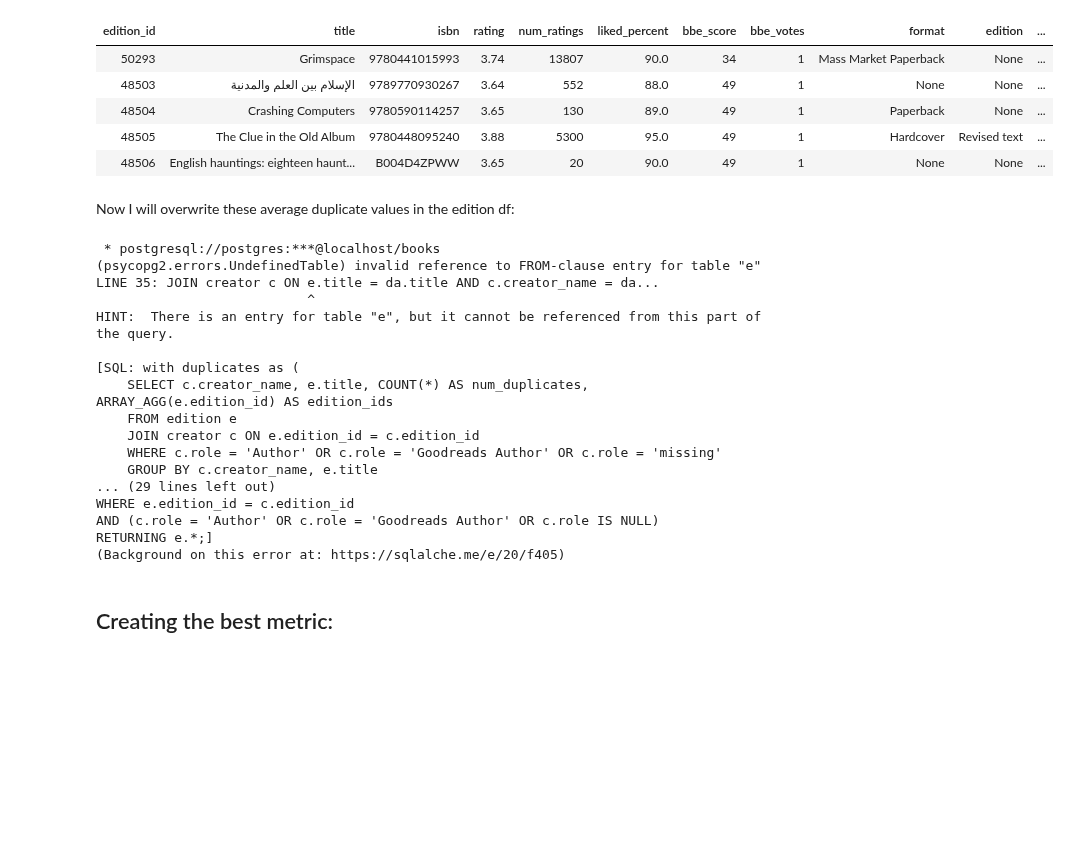
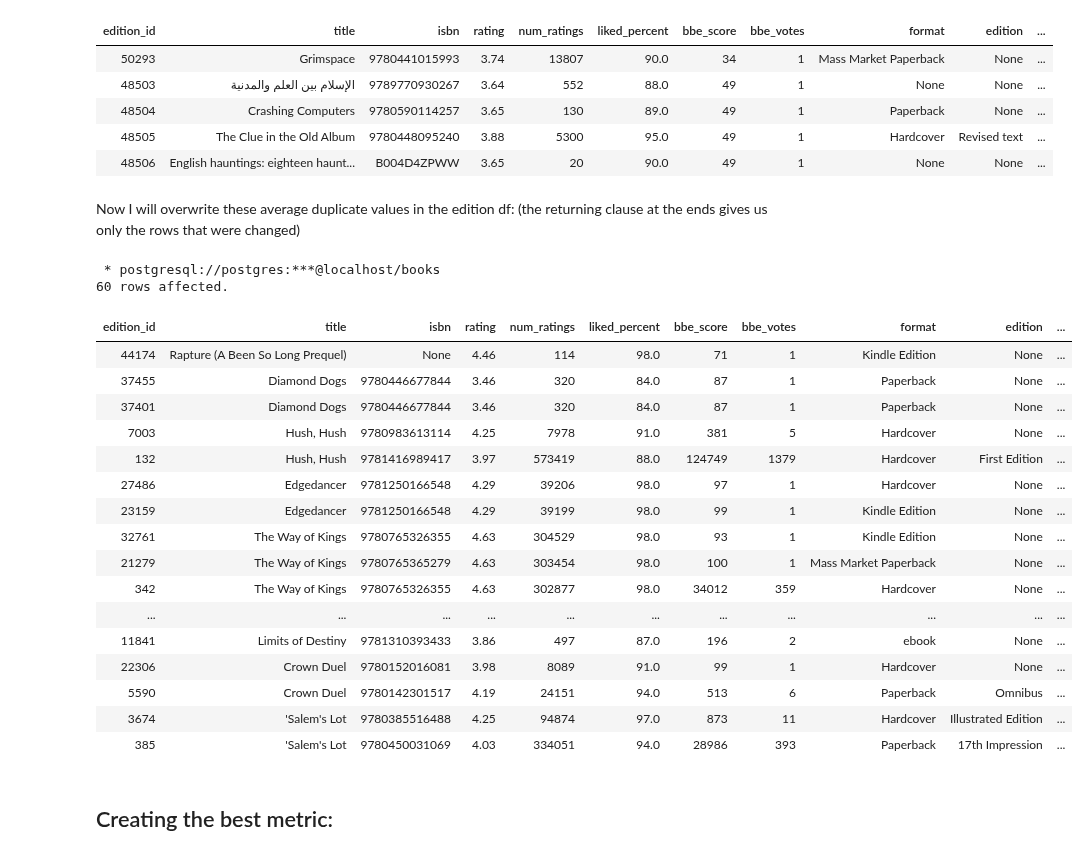
Before and after one commit to codeslp/books_db, a Jupyter notebook: src/analysis.ipynb, the cells around one changed output. Saved outputs shown, nothing was run; the diff lists cells and outputs as text; code cells hidden in the pictures; blank space fills up the shorter version.

Commit message:
only last few cells need work in analysis

```diff
--- a/src/analysis.ipynb
+++ b/src/analysis.ipynb
@@ -565,65 +565,68 @@ select * from edition limit 5;
 | 48505 | The Clue in the Old Album | 9780448095240 | 3.88 | 5300 | 95.0 | 49 | 1 | Hardcover | Revised text | ... |
 | 48506 | English hauntings: eighteen haunt... | B004D4ZPWW | 3.65 | 20 | 90.0 | 49 | 1 | None | None | ... |
 # %% [markdown]
-Now I will overwrite these average duplicate values in the edition df:
+Now I will overwrite these average duplicate values in the edition df: (the returning clause at the ends gives us only the rows that were changed)
 # %%
 %%sql
 with duplicates as (
     SELECT c.creator_name, e.title, COUNT(*) AS num_duplicates, ARRAY_AGG(e.edition_id) AS edition_ids
     FROM edition e
     JOIN creator c ON e.edition_id = c.edition_id
     WHERE c.role = 'Author' OR c.role = 'Goodreads Author' OR c.role = 'missing'
     GROUP BY c.creator_name, e.title
     HAVING count(*) > 1
 ),
 
 dup_ids as (
     SELECT unnest(di.edition_ids) AS dup_edition_id, di.creator_name, di.title, di.num_duplicates
     FROM duplicates di
 ),
 
 duplicate_averages as (
     SELECT c.creator_name, e.title,
         SUM(e.rating_normalization) / COUNT(du.num_duplicates) AS avg_rating_normalization,
         SUM(e.norm_num_ratings_normalization) / COUNT(du.num_duplicates) AS avg_norm_num_ratings_normalization,
         SUM(e.liked_percent_normalization) / COUNT(du.num_duplicates) AS avg_liked_percent_normalization,
         SUM(e.norm_bbe_normalization) / COUNT(du.num_duplicates) AS avg_norm_bbe_normalization
     FROM edition e
     JOIN dup_ids du ON du.dup_edition_id = e.edition_id
     JOIN creator c ON e.edition_id = c.edition_id
     WHERE c.role = 'Author' OR c.role = 'Goodreads Author' OR c.role IS NULL
     GROUP BY c.creator_name, e.title
 )
 
--- UPDATE edition e
--- SET
---     rating_normalization = da.avg_rating_normalization,
---     norm_num_ratings_normalization = da.avg_norm_num_ratings_normalization,
---     liked_percent_normalization = da.avg_liked_percent_normalization,
---     norm_bbe_normalization = da.avg_norm_bbe_normalization
--- FROM duplicate_averages da
--- JOIN creator c ON e.title = da.title AND c.creator_name = da.creator_name
--- WHERE e.edition_id = c.edition_id
--- AND (c.role = 'Author' OR c.role = 'Goodreads Author' OR c.role IS NULL)
--- RETURNING e.*;
+UPDATE edition e1
+SET
+    rating_normalization = da.avg_rating_normalization,
+    norm_num_ratings_normalization = da.avg_norm_num_ratings_normalization,
+    liked_percent_normalization = da.avg_liked_percent_normalization,
+    norm_bbe_normalization = da.avg_norm_bbe_normalization
+FROM edition e2
+JOIN duplicate_averages da ON e2.title = da.title
+JOIN creator c ON e2.edition_id = c.edition_id AND c.creator_name = da.creator_name
+WHERE e1.edition_id = e2.edition_id
+AND (c.role = 'Author' OR c.role = 'Goodreads Author' OR c.role IS NULL)
+RETURNING e1.*;
 # %% [output]
  * postgresql://postgres:***@localhost/books
-(psycopg2.errors.UndefinedTable) invalid reference to FROM-clause entry for table "e"
-LINE 35: JOIN creator c ON e.title = da.title AND c.creator_name = da...
-                           ^
-HINT:  There is an entry for table "e", but it cannot be referenced from this part of the query.
-
-[SQL: with duplicates as (
-    SELECT c.creator_name, e.title, COUNT(*) AS num_duplicates, ARRAY_AGG(e.edition_id) AS edition_ids
-    FROM edition e
-    JOIN creator c ON e.edition_id = c.edition_id
-    WHERE c.role = 'Author' OR c.role = 'Goodreads Author' OR c.role = 'missing'
-    GROUP BY c.creator_name, e.title
-... (29 lines left out)
-WHERE e.edition_id = c.edition_id
-AND (c.role = 'Author' OR c.role = 'Goodreads Author' OR c.role IS NULL)
-RETURNING e.*;]
-(Background on this error at: https://sqlalche.me/e/20/f405)
+60 rows affected.
+| edition_id | title | isbn | rating | num_ratings | liked_percent | bbe_score | bbe_votes | format | edition | ... |
+| 44174 | Rapture (A Been So Long Prequel) | None | 4.46 | 114 | 98.0 | 71 | 1 | Kindle Edition | None | ... |
+| 37455 | Diamond Dogs | 9780446677844 | 3.46 | 320 | 84.0 | 87 | 1 | Paperback | None | ... |
+| 37401 | Diamond Dogs | 9780446677844 | 3.46 | 320 | 84.0 | 87 | 1 | Paperback | None | ... |
+| 7003 | Hush, Hush | 9780983613114 | 4.25 | 7978 | 91.0 | 381 | 5 | Hardcover | None | ... |
+| 132 | Hush, Hush | 9781416989417 | 3.97 | 573419 | 88.0 | 124749 | 1379 | Hardcover | First Edition | ... |
+| 27486 | Edgedancer | 9781250166548 | 4.29 | 39206 | 98.0 | 97 | 1 | Hardcover | None | ... |
+| 23159 | Edgedancer | 9781250166548 | 4.29 | 39199 | 98.0 | 99 | 1 | Kindle Edition | None | ... |
+| 32761 | The Way of Kings | 9780765326355 | 4.63 | 304529 | 98.0 | 93 | 1 | Kindle Edition | None | ... |
+| 21279 | The Way of Kings | 9780765365279 | 4.63 | 303454 | 98.0 | 100 | 1 | Mass Market Paperback | None | ... |
+| 342 | The Way of Kings | 9780765326355 | 4.63 | 302877 | 98.0 | 34012 | 359 | Hardcover | None | ... |
+| ... | ... | ... | ... | ... | ... | ... | ... | ... | ... | ... |
+| 11841 | Limits of Destiny | 9781310393433 | 3.86 | 497 | 87.0 | 196 | 2 | ebook | None | ... |
+| 22306 | Crown Duel | 9780152016081 | 3.98 | 8089 | 91.0 | 99 | 1 | Hardcover | None | ... |
+| 5590 | Crown Duel | 9780142301517 | 4.19 | 24151 | 94.0 | 513 | 6 | Paperback | Omnibus | ... |
+| 3674 | 'Salem's Lot | 9780385516488 | 4.25 | 94874 | 97.0 | 873 | 11 | Hardcover | Illustrated Edition | ... |
+| 385 | 'Salem's Lot | 9780450031069 | 4.03 | 334051 | 94.0 | 28986 | 393 | Paperback | 17th Impression | ... |
 # %% [markdown]
 ## Creating the best metric:
 # %%
```
Also changed, not shown: parts of 5 cells of this notebook.
